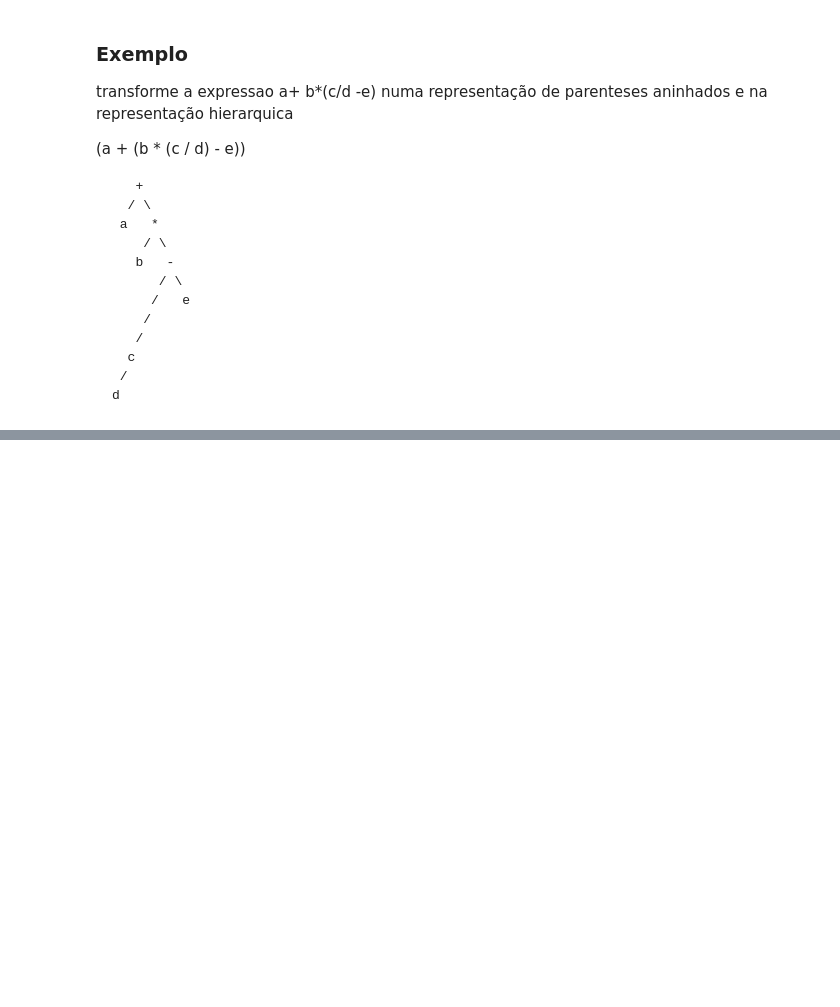
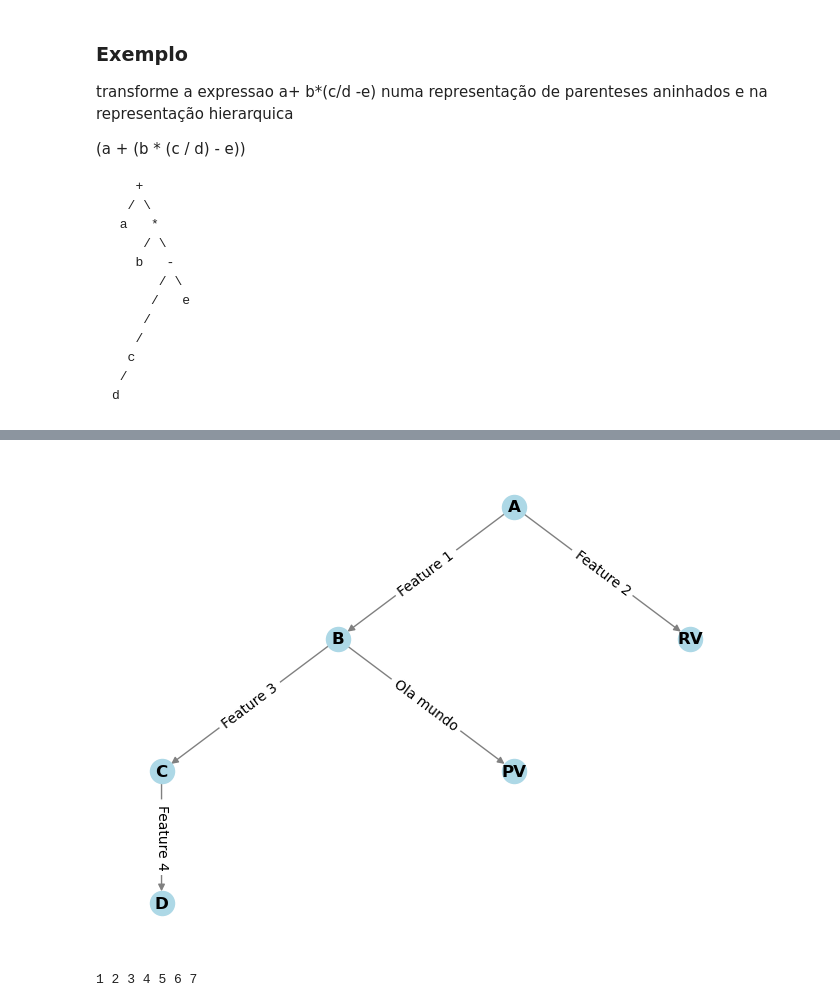
Before and after one commit to PedroVic12/Engenharia-Eletrica-UFF, a Jupyter notebook: SEMESTRES/2023.1/Topicos Especificos Eng Eletrica (ESTRUTURA DE DADOS)/Aulas/Estrutura de Dados I/Code/Aula07_ArvoresDecisao.ipynb, the cells around one changed output, grey strips where cells are left out. Cells and saved outputs as stored; diff of their text form; code cells hidden in the pictures; blank space fills up the shorter version.

```diff
--- a/SEMESTRES/2023.1/Topicos Especificos Eng Eletrica (ESTRUTURA DE DADOS)/Aulas/Estrutura de Dados I/Code/Aula07_ArvoresDecisao.ipynb
+++ b/SEMESTRES/2023.1/Topicos Especificos Eng Eletrica (ESTRUTURA DE DADOS)/Aulas/Estrutura de Dados I/Code/Aula07_ArvoresDecisao.ipynb
@@ -51,0 +168,78 @@ Toda arvore binaria com no n nós tem n+1 sub arvores vazias entre suas sub arvo
+# %%
+import networkx as nx
+import matplotlib.pyplot as plt
+import pygraphviz
+
+ # Cria um grafo direcionado (árvore de decisão)
+G = nx.DiGraph()
+
+G.add_node('A')
+G.add_node('B')
+G.add_node('C')
+G.add_node('D')
+
+G.add_edge('A', 'B', decision='Feature 1')
+G.add_edge('A', 'RV', decision='Feature 2')
+G.add_edge('B', 'C', decision='Feature 3')
+G.add_edge('B', 'PV', decision='Ola mundo')
+G.add_edge('C', 'D', decision='Feature 4')
+
+pos = nx.drawing.nx_agraph.graphviz_layout(G, prog='dot')
+
+nx.draw(G, pos, with_labels=True, node_color='lightblue', edge_color='gray', font_weight='bold')
+edge_labels = nx.get_edge_attributes(G, 'decision')
+nx.draw_networkx_edge_labels(G, pos, edge_labels=edge_labels)
+
+plt.show()  # Exibe o gráfico da árvore de decisão
+# %% [output]
+[figure, added]
+# %%
+class TreeNode:
+    def __init__(self, data):
+        self.data = data
+        self.left = None
+        self.right = None
+
+class BinaryTree:
+    def __init__(self):
+        self.root = None
+
+    def add_node(self, data):
+        node = TreeNode(data)
+        if self.root is None:
+            self.root = node
+        else:
+            self._add_node(self.root, node)
+
+    def _add_node(self, current_node, new_node):
+        if new_node.data < current_node.data:
+            if current_node.left is None:
+                current_node.left = new_node
+            else:
+                self._add_node(current_node.left, new_node)
+        else:
+            if current_node.right is None:
+                current_node.right = new_node
+            else:
+                self._add_node(current_node.right, new_node)
+
+    def inorder_traversal(self, node):
+        if node is not None:
+            self.inorder_traversal(node.left)
+            print(node.data, end=" ")
+            self.inorder_traversal(node.right)
+
+# Criando a árvore binária
+tree = BinaryTree()
+tree.add_node(4)
+tree.add_node(2)
+tree.add_node(6)
+tree.add_node(1)
+tree.add_node(3)
+tree.add_node(5)
+tree.add_node(7)
+
+# Percorrendo a árvore em ordem (inorder traversal)
+tree.inorder_traversal(tree.root)
+# %% [output]
+1 2 3 4 5 6 7
```
Also changed, not shown: parts of 6 cells of this notebook, 5 other files.
